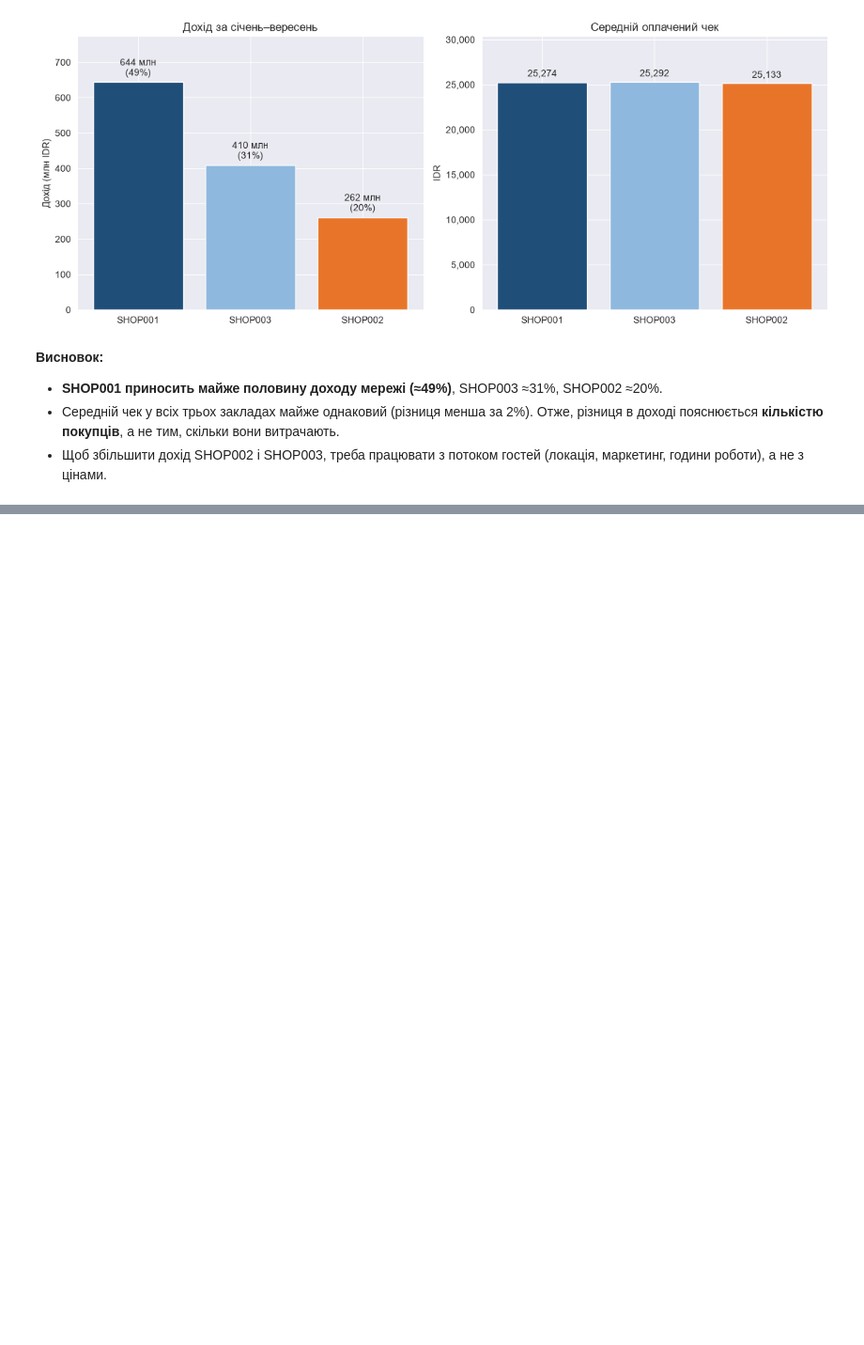
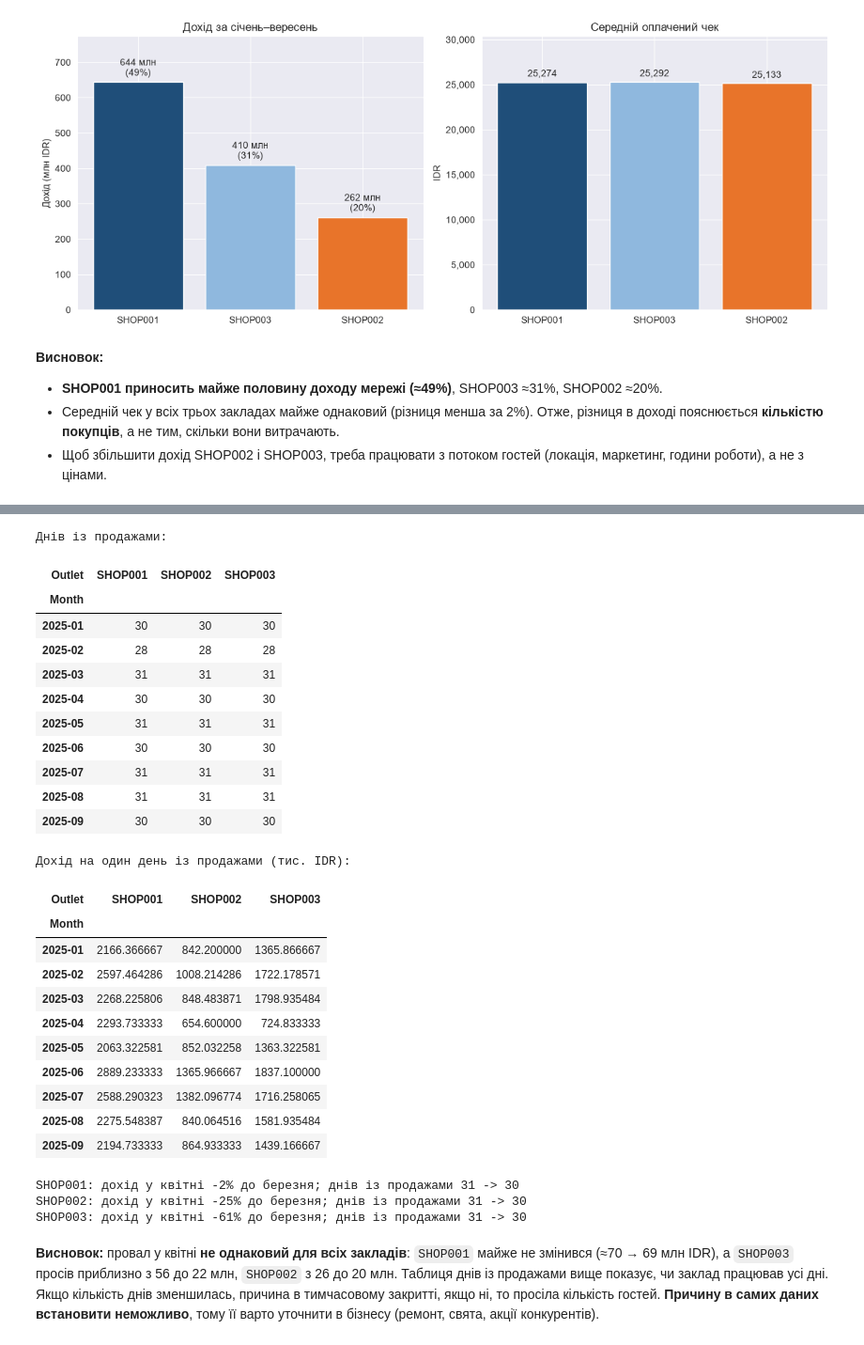
Before and after one commit to Chuchman-Dima/FB-Sales-Revenue-Analytics, a Jupyter notebook: notebook/notebook.ipynb, the cells around one changed output, grey strips where cells are left out. Shown at 94% size. Saved outputs shown, nothing was run; the diff lists cells and outputs as text; code cells hidden in the pictures; blank space fills up the shorter version.

```diff
--- a/notebook/notebook.ipynb
+++ b/notebook/notebook.ipynb
@@ -245,0 +337,44 @@ plt.show()
+# %%
+# скільки днів у місяці заклад мав продажі і який дохід на один такий день
+active_days = transactions.groupby(['Month', 'Outlet'])['Date'].nunique().unstack()
+revenue_per_day = (revenue_by_outlet * 1e6 / active_days) / 1000
+
+print('Днів із продажами:')
+display(active_days)
+print('Дохід на один день із продажами (тис. IDR):')
+display(revenue_per_day)
+
+print()
+for shop in revenue_by_outlet.columns:
+    change = (revenue_by_outlet.loc['2025-04', shop] / revenue_by_outlet.loc['2025-03', shop] - 1) * 100
+    print(f'{shop}: дохід у квітні {change:+.0f}% до березня; днів із продажами {active_days.loc["2025-03", shop]} -> {active_days.loc["2025-04", shop]}')
+# %% [output]
+Днів із продажами:
+| Outlet | SHOP001 | SHOP002 | SHOP003 |
+| Month |  |  |  |
+| 2025-01 | 30 | 30 | 30 |
+| 2025-02 | 28 | 28 | 28 |
+| 2025-03 | 31 | 31 | 31 |
+| 2025-04 | 30 | 30 | 30 |
+| 2025-05 | 31 | 31 | 31 |
+| 2025-06 | 30 | 30 | 30 |
+| 2025-07 | 31 | 31 | 31 |
+| 2025-08 | 31 | 31 | 31 |
+| 2025-09 | 30 | 30 | 30 |
+Дохід на один день із продажами (тис. IDR):
+| Outlet | SHOP001 | SHOP002 | SHOP003 |
+| Month |  |  |  |
+| 2025-01 | 2166.366667 | 842.200000 | 1365.866667 |
+| 2025-02 | 2597.464286 | 1008.214286 | 1722.178571 |
+| 2025-03 | 2268.225806 | 848.483871 | 1798.935484 |
+| 2025-04 | 2293.733333 | 654.600000 | 724.833333 |
+| 2025-05 | 2063.322581 | 852.032258 | 1363.322581 |
+| 2025-06 | 2889.233333 | 1365.966667 | 1837.100000 |
+| 2025-07 | 2588.290323 | 1382.096774 | 1716.258065 |
+| 2025-08 | 2275.548387 | 840.064516 | 1581.935484 |
+| 2025-09 | 2194.733333 | 864.933333 | 1439.166667 |
+SHOP001: дохід у квітні -2% до березня; днів із продажами 31 -> 30
+SHOP002: дохід у квітні -25% до березня; днів із продажами 31 -> 30
+SHOP003: дохід у квітні -61% до березня; днів із продажами 31 -> 30
+# %% [markdown]
+**Висновок:** провал у квітні **не однаковий для всіх закладів**: `SHOP001` майже не змінився (≈70 → 69 млн IDR), а `SHOP003` просів приблизно з 56 до 22 млн, `SHOP002` з 26 до 20 млн. Таблиця днів із продажами вище показує, чи заклад працював усі дні. Якщо кількість днів зменшилась, причина в тимчасовому закритті, якщо ні, то просіла кількість гостей. **Причину в самих даних встановити неможливо**, тому її варто уточнити в бізнесу (ремонт, свята, акції конкурентів).
```
Also changed, not shown: parts of 5 cells of this notebook.
